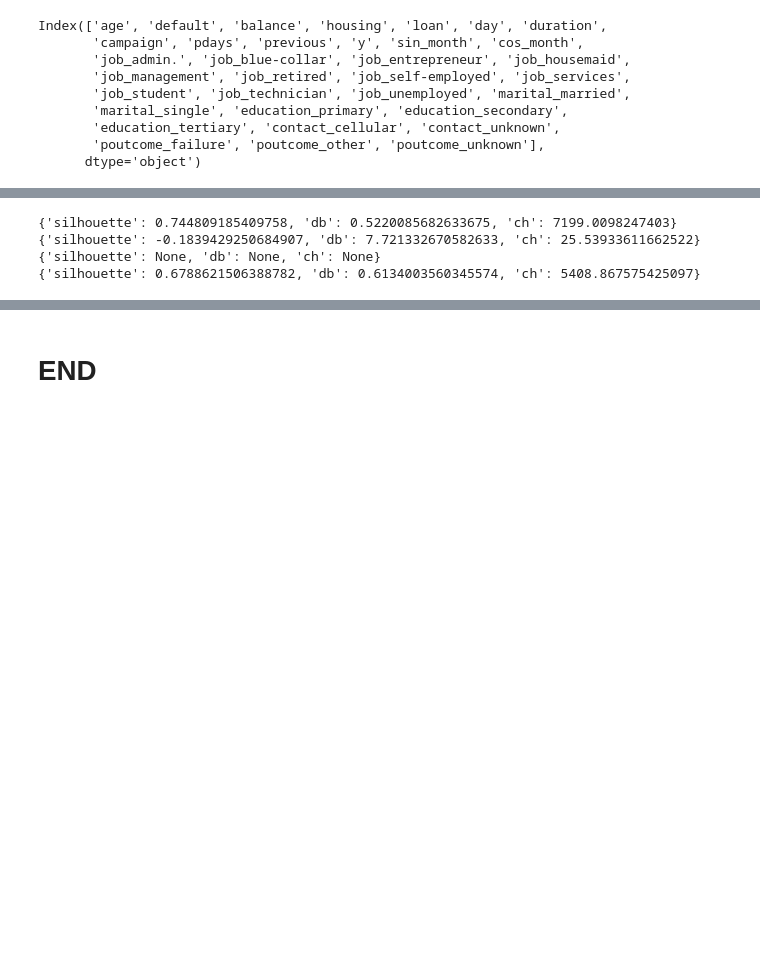
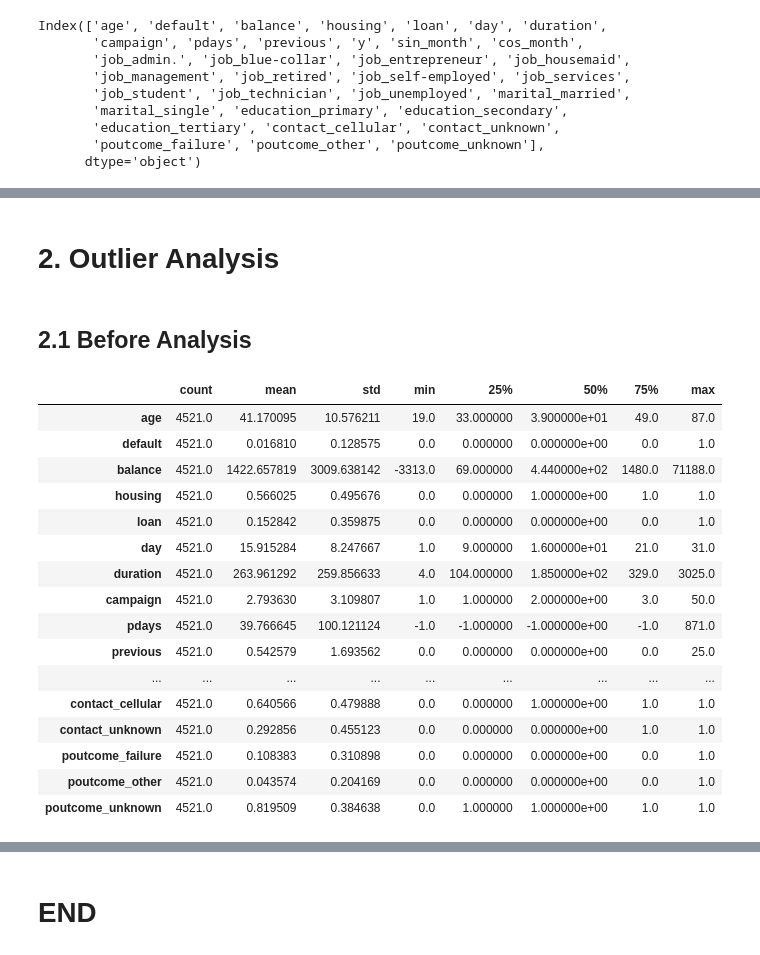
Before and after one commit to ShirsenduRyo/06-Segmentations, a Jupyter notebook: notebooks/02 Pre - Process II.ipynb, the cells around one changed output, grey strips where cells are left out. Drawn from its saved outputs; the diff is of its cells as text; code cells hidden in the pictures; blank space fills up the shorter version.

```diff
--- a/notebooks/02 Pre - Process II.ipynb
+++ b/notebooks/02 Pre - Process II.ipynb
@@ -121,19 +92,2 @@ scaled_array = scaler.fit_transform(X)
-# %%
-evaluator = ClusterEvaluator(X)
-
-# KMeans
-print(evaluator.fit_and_evaluate("kmeans", n_clusters=3, random_state=42))
-
-# GMM
-print(evaluator.fit_and_evaluate("gmm", n_components=3, random_state=42))
-
-# DBSCAN
-print(evaluator.fit_and_evaluate("dbscan", eps=0.5, min_samples=5))
-
-# Hierarchical
-print(evaluator.fit_and_evaluate("hierarchical", n_clusters=3, linkage="ward"))
-# %% [output]
-{'silhouette': 0.744809185409758, 'db': 0.5220085682633675, 'ch': 7199.0098247403}
-{'silhouette': -0.1839429250684907, 'db': 7.721332670582633, 'ch': 25.53933611662522}
-{'silhouette': None, 'db': None, 'ch': None}
-{'silhouette': 0.6788621506388782, 'db': 0.6134003560345574, 'ch': 5408.867575425097}
+# %% [markdown]
+# 2. Outlier Analysis
@@ -139,0 +97,22 @@ print(evaluator.fit_and_evaluate("hierarchical", n_clusters=3, linkage="ward"))
+# %% [markdown]
+## 2.1 Before Analysis
+# %%
+display(X.describe().T)
+# %% [output]
+|  | count | mean | std | min | 25% | 50% | 75% | max |
+| age | 4521.0 | 41.170095 | 10.576211 | 19.0 | 33.000000 | 3.900000e+01 | 49.0 | 87.0 |
+| default | 4521.0 | 0.016810 | 0.128575 | 0.0 | 0.000000 | 0.000000e+00 | 0.0 | 1.0 |
+| balance | 4521.0 | 1422.657819 | 3009.638142 | -3313.0 | 69.000000 | 4.440000e+02 | 1480.0 | 71188.0 |
+| housing | 4521.0 | 0.566025 | 0.495676 | 0.0 | 0.000000 | 1.000000e+00 | 1.0 | 1.0 |
+| loan | 4521.0 | 0.152842 | 0.359875 | 0.0 | 0.000000 | 0.000000e+00 | 0.0 | 1.0 |
+| day | 4521.0 | 15.915284 | 8.247667 | 1.0 | 9.000000 | 1.600000e+01 | 21.0 | 31.0 |
+| duration | 4521.0 | 263.961292 | 259.856633 | 4.0 | 104.000000 | 1.850000e+02 | 329.0 | 3025.0 |
+| campaign | 4521.0 | 2.793630 | 3.109807 | 1.0 | 1.000000 | 2.000000e+00 | 3.0 | 50.0 |
+| pdays | 4521.0 | 39.766645 | 100.121124 | -1.0 | -1.000000 | -1.000000e+00 | -1.0 | 871.0 |
+| previous | 4521.0 | 0.542579 | 1.693562 | 0.0 | 0.000000 | 0.000000e+00 | 0.0 | 25.0 |
+| ... | ... | ... | ... | ... | ... | ... | ... | ... |
+| contact_cellular | 4521.0 | 0.640566 | 0.479888 | 0.0 | 0.000000 | 1.000000e+00 | 1.0 | 1.0 |
+| contact_unknown | 4521.0 | 0.292856 | 0.455123 | 0.0 | 0.000000 | 0.000000e+00 | 1.0 | 1.0 |
+| poutcome_failure | 4521.0 | 0.108383 | 0.310898 | 0.0 | 0.000000 | 0.000000e+00 | 0.0 | 1.0 |
+| poutcome_other | 4521.0 | 0.043574 | 0.204169 | 0.0 | 0.000000 | 0.000000e+00 | 0.0 | 1.0 |
+| poutcome_unknown | 4521.0 | 0.819509 | 0.384638 | 0.0 | 1.000000 | 1.000000e+00 | 1.0 | 1.0 |
```
Also changed, not shown: parts of 24 cells of this notebook, 2 other files.
